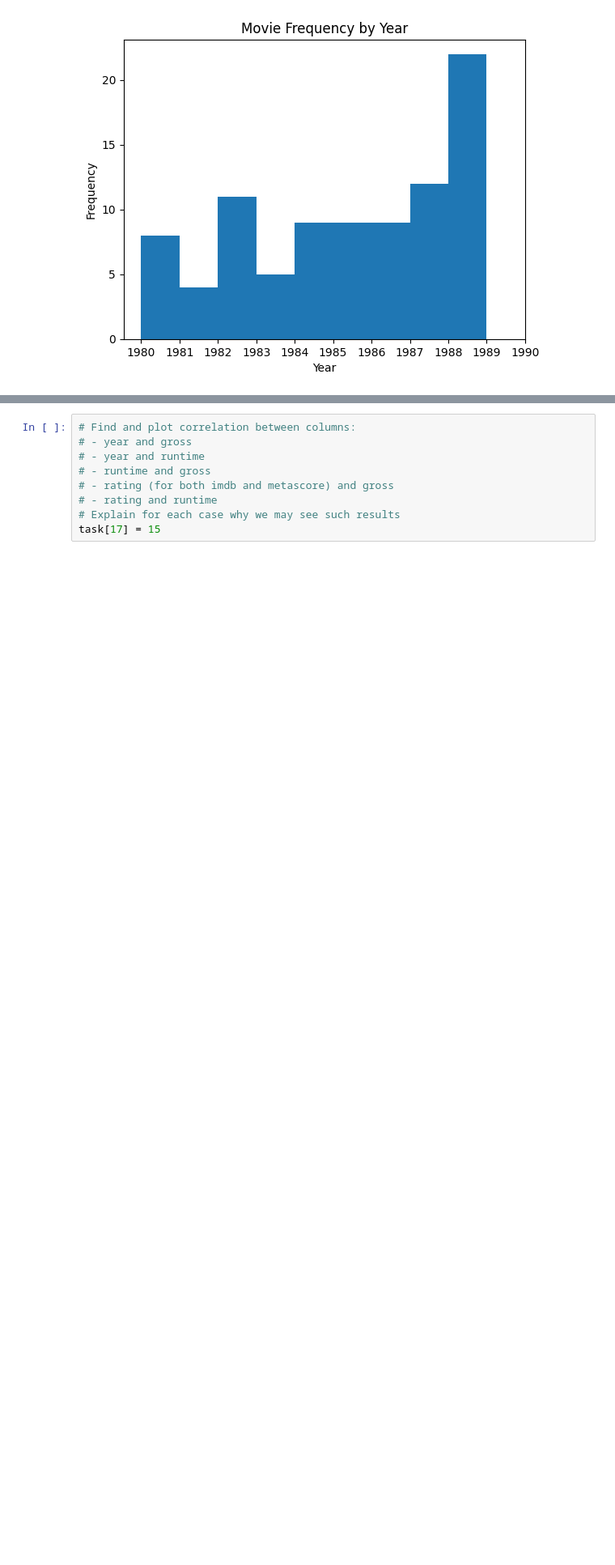
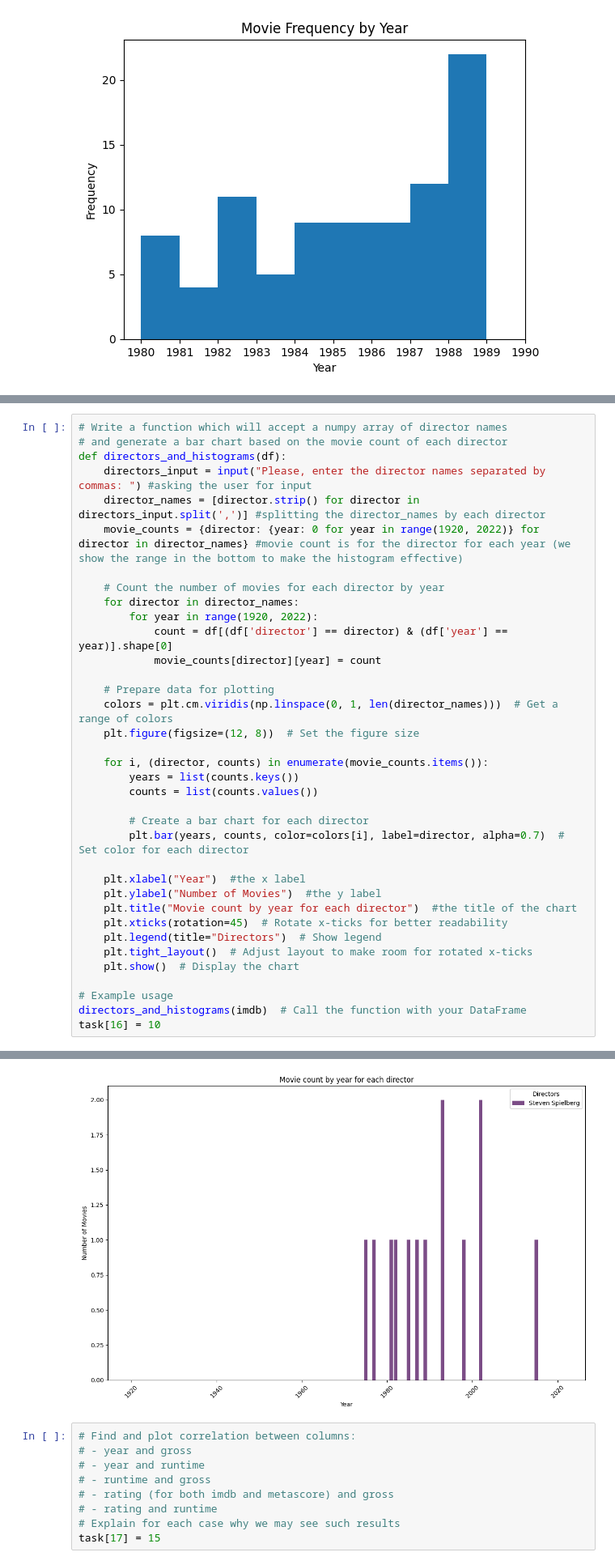
Before and after one commit to ikramhasanli/demo-repo, a Jupyter notebook: ENCE_3503_Fall_2024_hw02.ipynb, the cells around one changed output, grey strips where cells are left out. Shown at 81% size. Saved outputs shown, nothing was run; the diff lists cells and outputs as text; blank space fills up the shorter version.

```diff
--- a/ENCE_3503_Fall_2024_hw02.ipynb
+++ b/ENCE_3503_Fall_2024_hw02.ipynb
@@ -525,0 +522,37 @@ task[16] = 10
+# %%
+# Write a function which will accept a numpy array of director names
+# and generate a bar chart based on the movie count of each director
+def directors_and_histograms(df):
+    directors_input = input("Please, enter the director names separated by commas: ") #asking the user for input
+    director_names = [director.strip() for director in directors_input.split(',')] #splitting the director_names by each director
+    movie_counts = {director: {year: 0 for year in range(1920, 2022)} for director in director_names} #movie count is for the director for each year (we show the range in the bottom to make the histogram effective)
+
+    # Count the number of movies for each director by year
+    for director in director_names:
+        for year in range(1920, 2022):
+            count = df[(df['director'] == director) & (df['year'] == year)].shape[0]
+            movie_counts[director][year] = count
+
+    # Prepare data for plotting
+    colors = plt.cm.viridis(np.linspace(0, 1, len(director_names)))  # Get a range of colors
+    plt.figure(figsize=(12, 8))  # Set the figure size
+
+    for i, (director, counts) in enumerate(movie_counts.items()):
+        years = list(counts.keys())
+        counts = list(counts.values())
+
+        # Create a bar chart for each director
+        plt.bar(years, counts, color=colors[i], label=director, alpha=0.7)  # Set color for each director
+
+    plt.xlabel("Year")  #the x label
+    plt.ylabel("Number of Movies")  #the y label
+    plt.title("Movie count by year for each director")  #the title of the chart
+    plt.xticks(rotation=45)  # Rotate x-ticks for better readability
+    plt.legend(title="Directors")  # Show legend
+    plt.tight_layout()  # Adjust layout to make room for rotated x-ticks
+    plt.show()  # Display the chart
+
+# Example usage
+directors_and_histograms(imdb)  # Call the function with your DataFrame
+task[16] = 10
+# %% [output]
@@ -526,3 +560,4 @@ task[16] = 10
+[figure, added]
 # %%
 # Find and plot correlation between columns:
 # - year and gross
```
Also changed, not shown: parts of 2 cells of this notebook.
